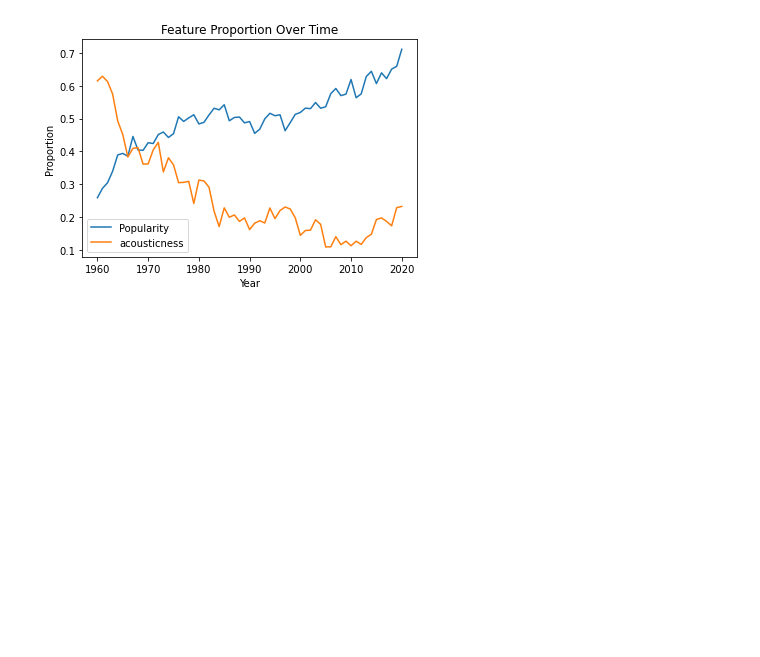
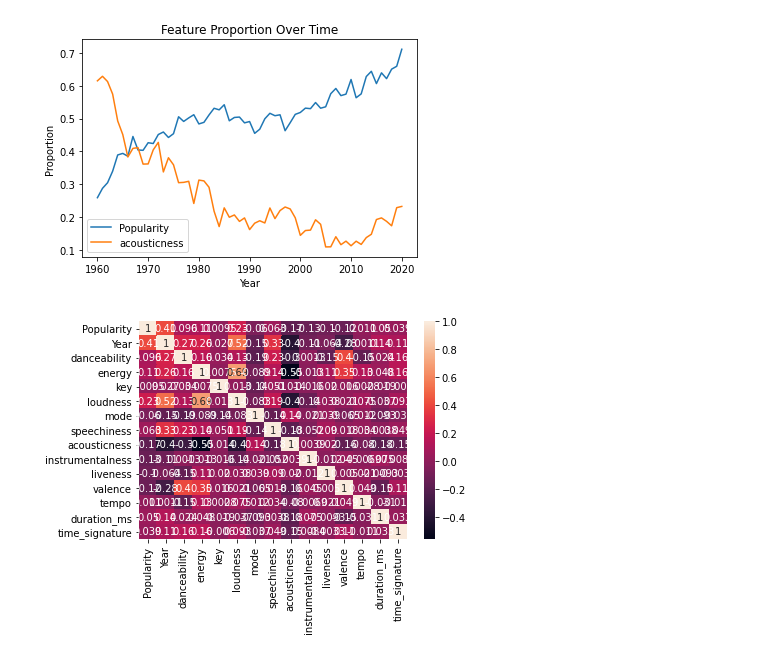
Before and after one commit to aholtz06/CMSC320_Final, a Jupyter notebook: src/Data_Exploration.ipynb, the cells around one changed output. Saved outputs shown, nothing was run; the diff lists cells and outputs as text; code cells hidden in the pictures; blank space fills up the shorter version.

Commit message:
Add more genre data exploration

```diff
--- a/src/Data_Exploration.ipynb
+++ b/src/Data_Exploration.ipynb
@@ -4,6 +5,7 @@ import matplotlib.pyplot as plt
 # %%
 data = pd.read_csv('../data/Billboard_Audio_Features.csv')
-data = data.drop(columns=['Album ID', 'Artist IDs', 'Query'])
+data = data.drop(columns=['Album ID', 'Artist IDs', 'Query', 'Song', 'Artist(s)'])
+data = data.dropna()
 data.info()
 data.head(5)
 # %% [output]
@@ -108,3 +117,9 @@ ax.set_title('Feature Proportion Over Time')
 display()
 # %% [output]
 [figure]
+# %%
+corrs = data.drop(['Rank'], axis=1).corr()
+sn.heatmap(corrs, annot = True)
+plt.show()
+# %% [output]
+[figure, added]
```
Also changed, not shown: parts of 5 cells of this notebook.
